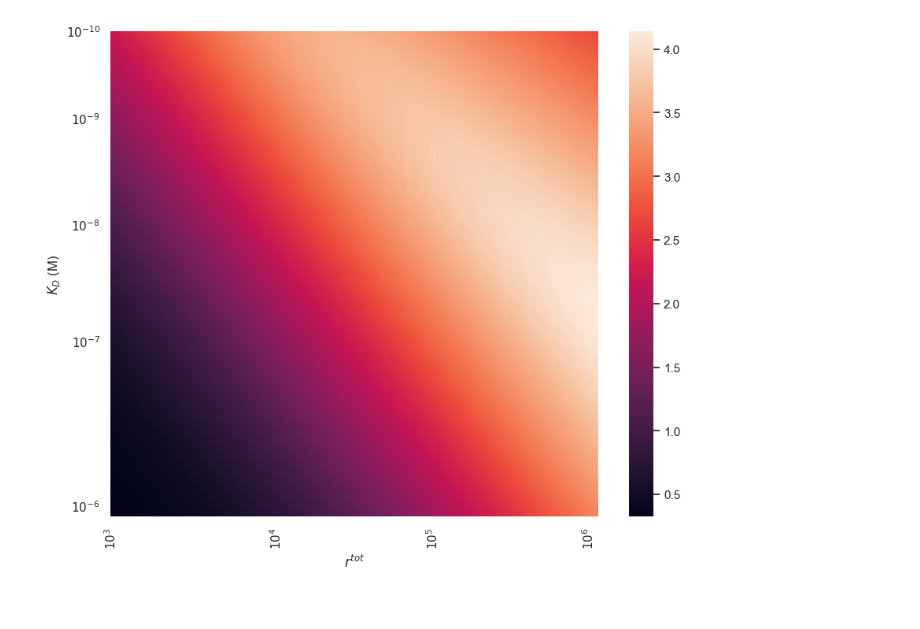
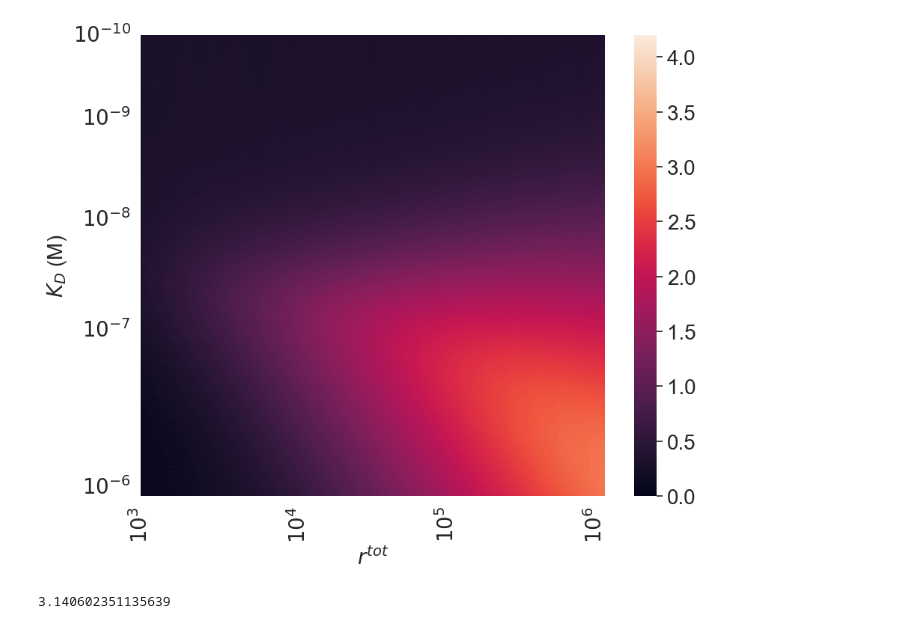
Before and after one commit to lukedtc/ADCC-Project, a Jupyter notebook: Avidity Investigation/Mono_vs_bivalent_binding.ipynb, the cells around one changed output. Cells and saved outputs as stored; diff of their text form; code cells hidden in the pictures.

Commit message:
correcting figure

```diff
--- a/Avidity Investigation/Mono_vs_bivalent_binding.ipynb
+++ b/Avidity Investigation/Mono_vs_bivalent_binding.ipynb
@@ -75,7 +75,7 @@ rtots = np.linspace(3, 6, 300)
 kons = 10**kon_powers
 koffs = 10**koff_powers
 rtots = 10**rtots
-D = 1e-13
+D = 1e-15
 k2 = 4*D/tumour_cell_surface_area
 mono_Ec50s = np.zeros_like(kon_powers)
 biv_Ec50s = np.zeros_like(kon_powers)
@@ -153,13 +135,20 @@ for k, rtot in enumerate(rtots):
 # %%
 sns.set_theme()
 fig, ax = plt.subplots(figsize=(10, 8))
-line = sns.heatmap(Y1, xticklabels=True, yticklabels=True, ax=ax)
+line = sns.heatmap(Y, xticklabels=True, yticklabels=True, ax=ax, vmin=0, vmax=4.2)
 ax.set_yticks([0, 9*6, 20*6, 32*6, 49*6])
 ax.set_xticks([0, 17*6, 33*6, 49*6])
-ax.set_yticklabels([r'$10^{-10}$', r'$10^{-9}$',r'$10^{-8}$', r'$10^{-7}$', r'$10^{-6}$'])
-ax.set_xticklabels([r'$10^3$', r'$10^4$', r'$10^5$', r'$10^6$'])
-ax.set_xlabel(r'$r^{tot}$')
-ax.set_ylabel(r'$K_D$ (M)')
-plt.savefig('/Users/lukeheirene/ADCC-Project/Figures/receptor_occupancy_high_res_delta_ec50_heatmap_D_1e-13.png')
+ax.set_yticklabels([r'$10^{-10}$', r'$10^{-9}$',r'$10^{-8}$', r'$10^{-7}$', r'$10^{-6}$'], fontsize=20)
+ax.set_xticklabels([r'$10^3$', r'$10^4$', r'$10^5$', r'$10^6$'], fontsize=20)
+ax.set_xlabel(r'$r^{tot}$', fontsize=20)
+ax.set_ylabel(r'$K_D$ (M)', fontsize=20)
+cbar = ax.collections[0].colorbar
+# here set the labelsize by 20
+cbar.ax.tick_params(labelsize=20)
+plt.savefig('/Users/lukeheirene/ADCC-Project/Figures/bound_ab_high_res_delta_ec50_heatmap_ext_D_1e-15.png')
 # %% [output]
-[figure, old version]
+[figure, new version]
+# %%
+print(np.max(Y1))
+# %% [output]
+3.140602351135639
```
Also changed, not shown: parts of 1 cell of this notebook, 12 other files.
